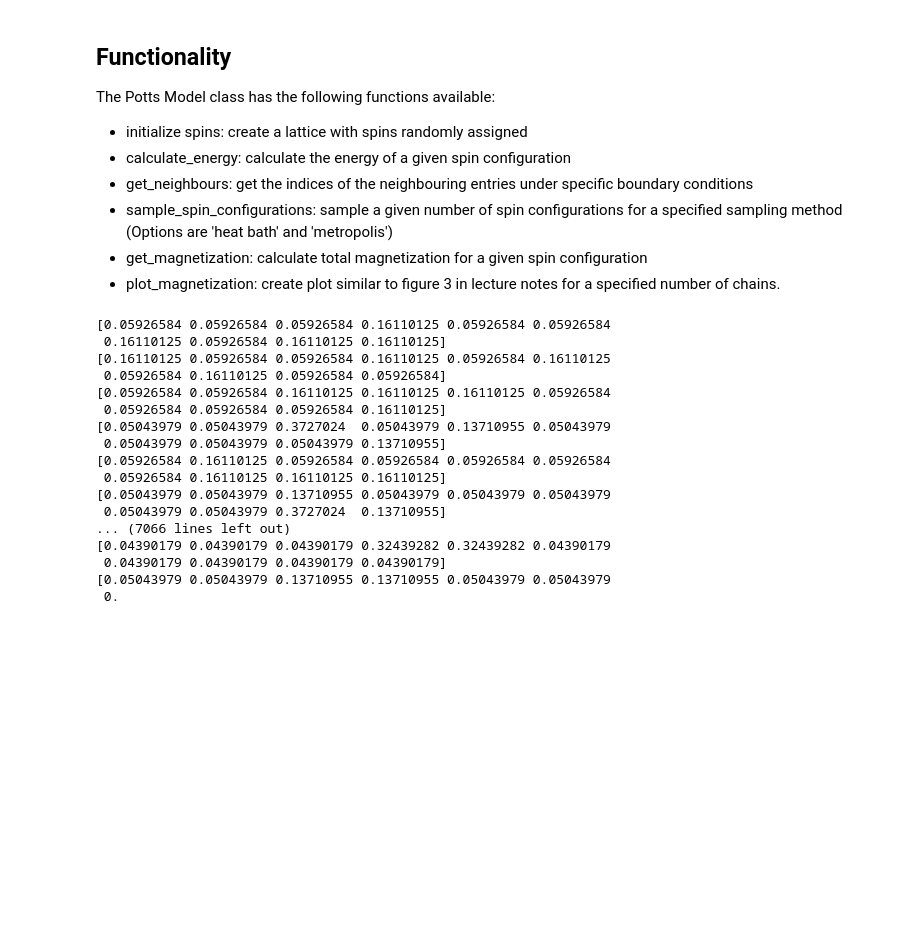
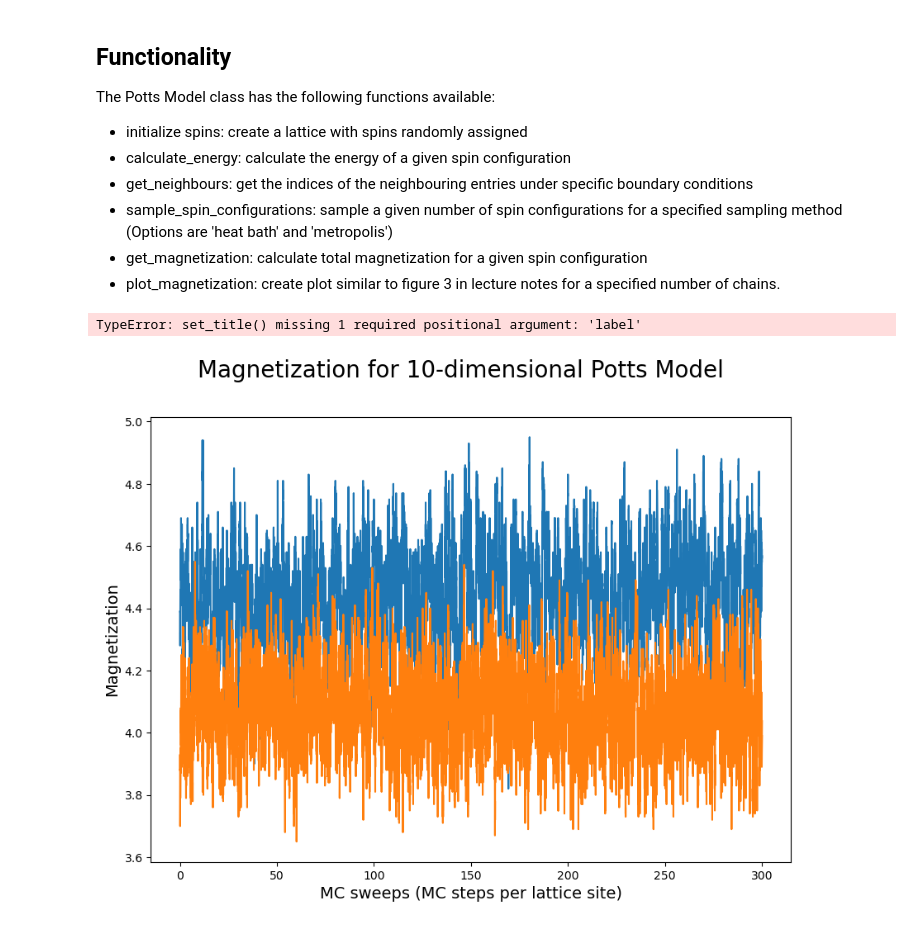
Before and after one commit to BertDepoorter/Monte-Carlo-Methods, a Jupyter notebook: Exercise_9_PottsModel.ipynb, the cells around one changed output. Cells and saved outputs as stored; diff of their text form; code cells hidden in the pictures; blank space fills up the shorter version.

```diff
--- a/Exercise_9_PottsModel.ipynb
+++ b/Exercise_9_PottsModel.ipynb
@@ -15,32 +15,18 @@ The Potts Model class has the following functions available:
   (Options are 'heat bath' and 'metropolis')
 - get_magnetization: calculate total magnetization for a given spin configuration
 - plot_magnetization: create plot similar to figure 3 in lecture notes for a specified number of chains.
+# %%
+# specify parameters
+N = 10
+num_samples = 30000
 # %%
-N = 20
+# initialize model with het bath sampling
 model_heat_bath = PottsModel(
     N,
     10,
     sampling_method='heat bath'
 )
 # %%
-num_samples = 40000
+# run sampling
 chain_heat_bath = model_heat_bath.sample_spin_configurations(num_samples)
-# %% [output]
-[0.05926584 0.05926584 0.05926584 0.16110125 0.05926584 0.05926584
- 0.16110125 0.05926584 0.16110125 0.16110125]
-[0.16110125 0.05926584 0.05926584 0.16110125 0.05926584 0.16110125
- 0.05926584 0.16110125 0.05926584 0.05926584]
-[0.05926584 0.05926584 0.16110125 0.16110125 0.16110125 0.05926584
- 0.05926584 0.05926584 0.05926584 0.16110125]
-[0.05043979 0.05043979 0.3727024  0.05043979 0.13710955 0.05043979
- 0.05043979 0.05043979 0.05043979 0.13710955]
-[0.05926584 0.16110125 0.05926584 0.05926584 0.05926584 0.05926584
- 0.05926584 0.16110125 0.16110125 0.16110125]
-[0.05043979 0.05043979 0.13710955 0.05043979 0.05043979 0.05043979
- 0.05043979 0.05043979 0.3727024  0.13710955]
-... (7066 lines left out)
-[0.04390179 0.04390179 0.04390179 0.32439282 0.32439282 0.04390179
- 0.04390179 0.04390179 0.04390179 0.04390179]
-[0.05043979 0.05043979 0.13710955 0.13710955 0.05043979 0.05043979
- 0.
 # %%
@@ -53 +41,17 @@ model_metropolis = PottsModel(
 chain_metropolis=model_metropolis.sample_spin_configurations(num_samples)
+# %%
+# Make plot of
+
+# create array of chains
+spin_samples = np.asarray([chain_heat_bath, chain_metropolis])
+
+# Create plot
+model_metropolis.plot_magnetizations(
+    num_samples,
+    chains=2,
+    spin_samples=spin_samples,
+    chain_labels=['Heat bath sampling', 'Metropolis sampling']
+)
+# %% [output]
+TypeError: set_title() missing 1 required positional argument: 'label'
+[figure, added]
```
Also changed, not shown: parts of 2 cells of this notebook, 2 other files.
